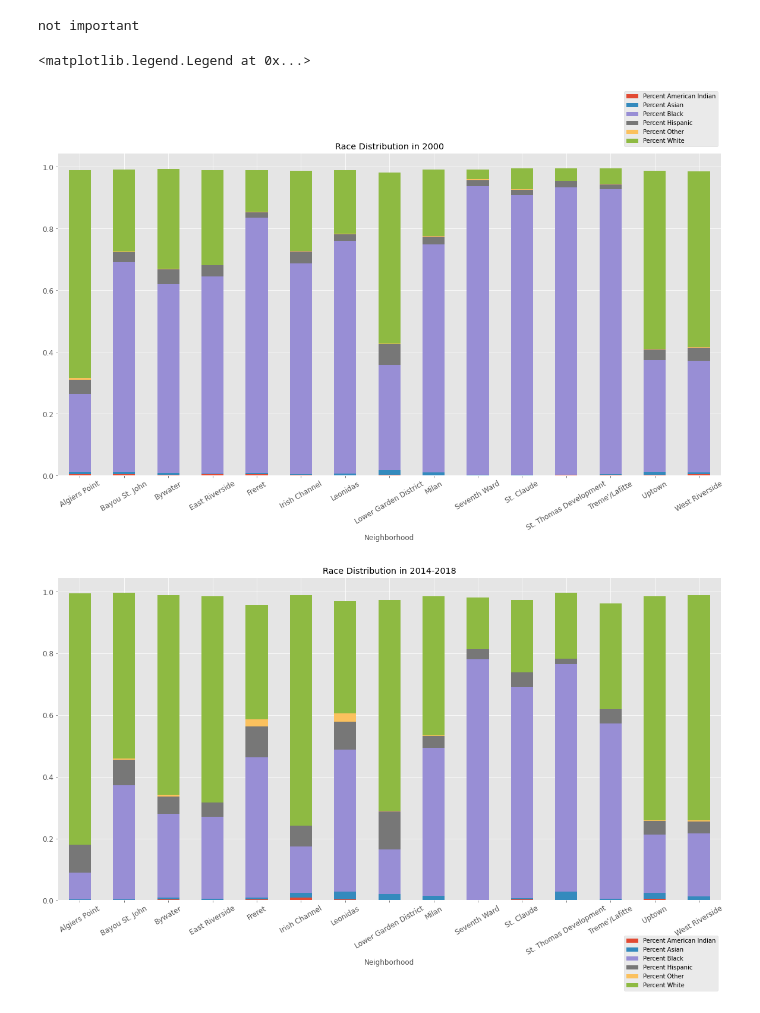
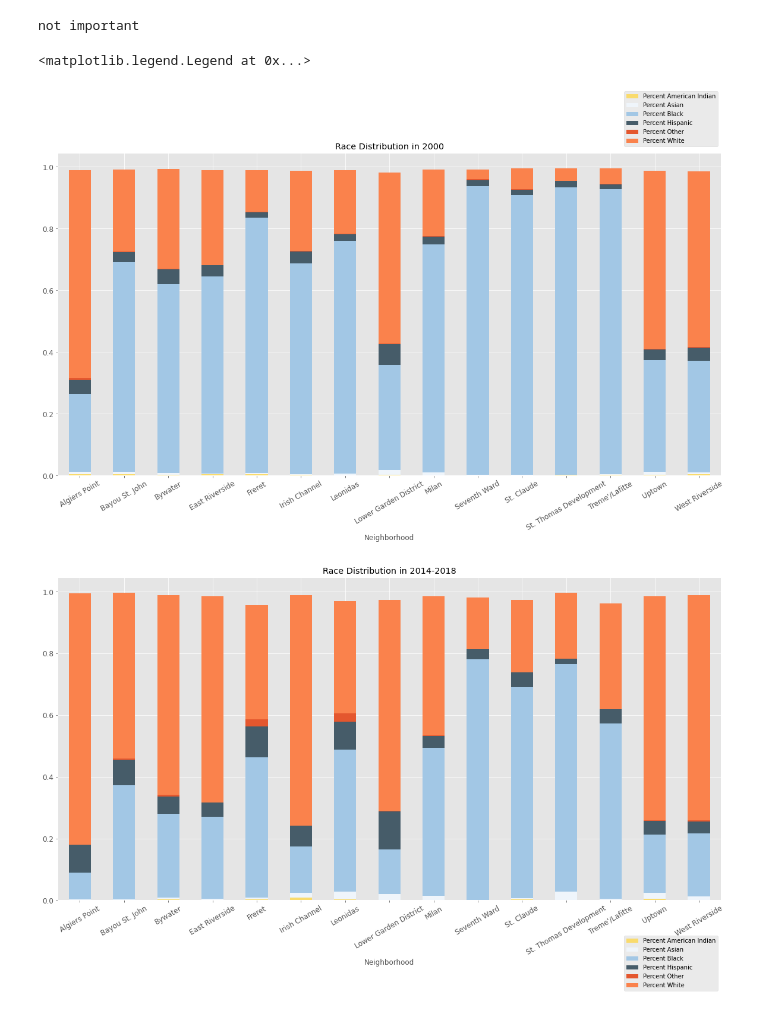
Before and after one commit to leosimanonok/DataScienceFinalTutorial, a Jupyter notebook: Leah.ipynb, the cells around one changed output. Cells and saved outputs as stored; diff of their text form; code cells hidden in the pictures.

```diff
--- a/Leah.ipynb
+++ b/Leah.ipynb
@@ -754,6 +754,7 @@ print('not important')
 # %% [output]
 not important
 # %%
+import random as rand
 #New column names:
 cols = ['Percent Black', 'Percent White', 'Percent Asian', 'Percent American Indian',
         'Percent Hispanic', 'Percent Other']
@@ -775,34 +776,36 @@ race_in2018['Year'] = '2014-2018'
 race_by_year = pd.concat([race_in2000, race_in2018])
 
 
 #Calculate which neighborhoods had the biggest influx of white people between the two time periods:
 
 #Subtract most recent data from old data
 race_by_year['Change in White'] = race_in2018['Percent White'] - race_in2000['Percent White']
 
 #Sort values ascendingly and save indexes of the first 10 values
 # **Note: head is set to 20 because there are duplicate values
 idxs = list(race_by_year['Change in White'].sort_values(ascending=False).head(30).to_dict().keys())
 
 #Save the 10 neighborhoods with the highest increase in population of white people
 highest_change = race_by_year.iloc[idxs]['Neighborhood'].tolist()
 
 order = ['Percent White', 'Percent Black', 'Percent Hispanic', 'Percent Asian',
          'Percent American Indian', 'Percent Other']
 
 #Create subsets for each of the years for comparison
 subset_2000 = race_in2000[race_df.Neighborhood.isin(highest_change)].sort_values(by='Percent White')
 subset_2018 = race_in2018[race_df.Neighborhood.isin(highest_change)].sort_values(by='Percent White')
 
+theme2 = ['#f9db6d', '#eff5fb', '#a2c7e5', '#465c69', '#e4572e', '#fa824c']
+#['#e4572e', '#f9db6d', '#fa824c', '#465c69', '#eff5fb', '#a2c7e5']
 
 #Create pivot tables and plot
 subset_2000.pivot_table(index='Neighborhood', values=order).plot.bar(stacked=True, fontsize='large',
-                                        rot=30, figsize=(20,10), title='Race Distribution in 2000'
+                                        rot=30, figsize=(20,10), color=theme2, title='Race Distribution in 2000'
                                         ).legend(bbox_to_anchor=(1, 1.2))
 subset_2018.pivot_table(index='Neighborhood', values=order).plot.bar(stacked=True, fontsize='large',
-                                        rot=30, figsize=(20,10), title='Race Distribution in 2014-2018'
+                                        rot=30, figsize=(20,10), color=theme2, title='Race Distribution in 2014-2018'
                                         ).legend(bbox_to_anchor=(1, -.1))
 # %% [output]
 <matplotlib.legend.Legend at 0x...>
-[figure, old version]
+[figure, new version]
-[figure, old version]
+[figure, new version]
```
Also changed, not shown: parts of 11 cells of this notebook.
